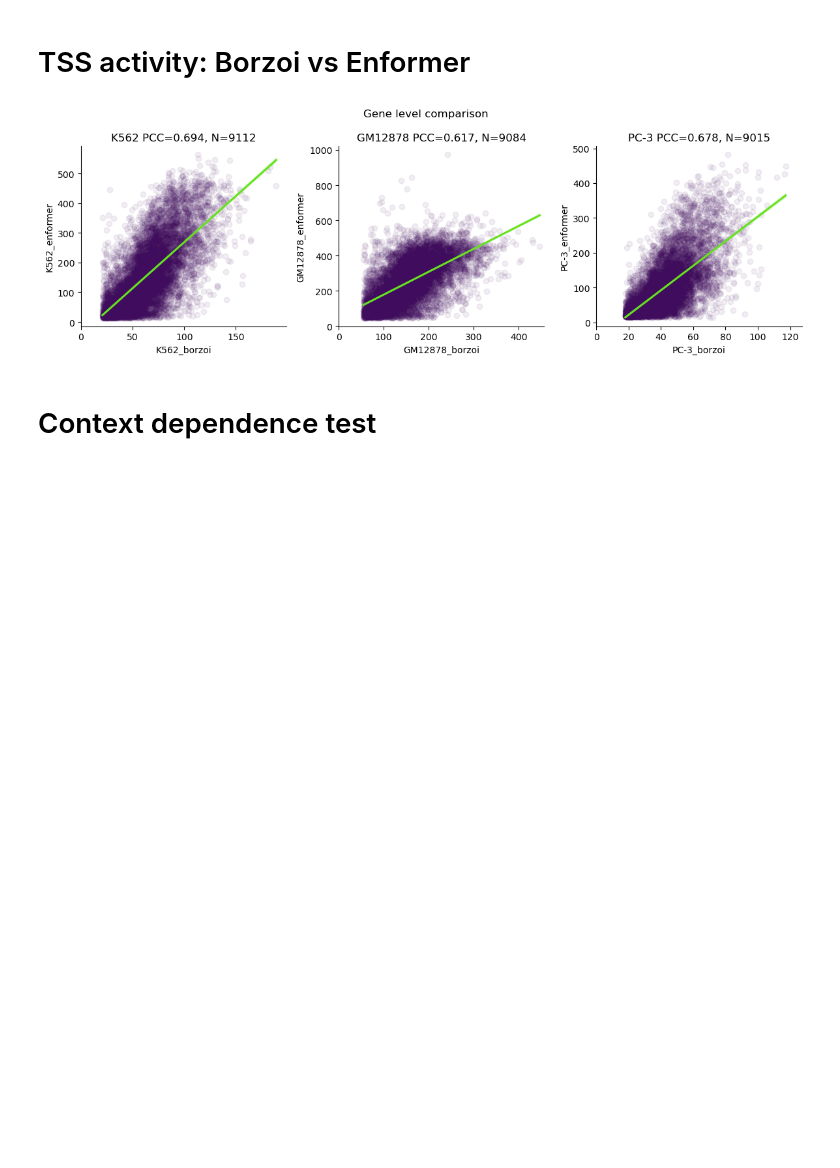
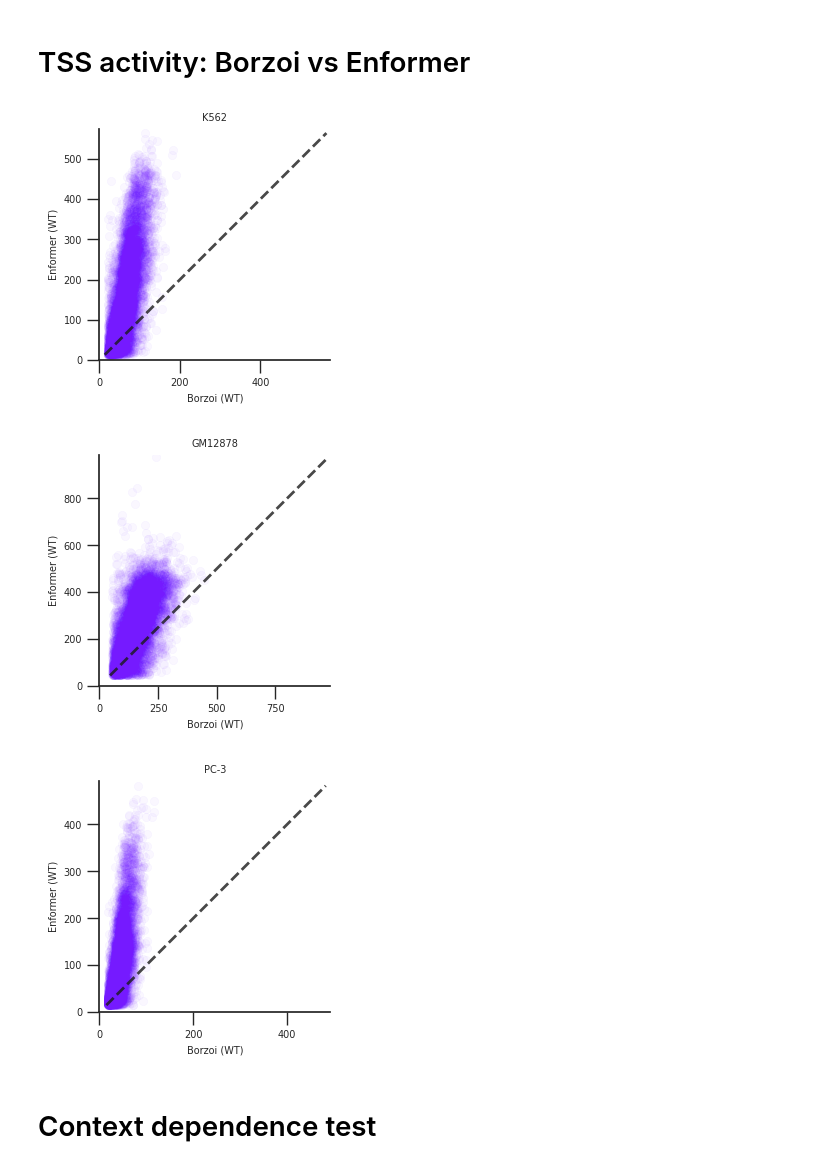
Before and after one commit to p-koo/creme-nn, a Jupyter notebook: figures/Borzoi.ipynb, the cells around one changed output. Saved outputs shown, nothing was run; the diff lists cells and outputs as text; code cells hidden in the pictures; blank space fills up the shorter version.

Commit message:
update figures for font size, etc

```diff
--- a/figures/Borzoi.ipynb
+++ b/figures/Borzoi.ipynb
@@ -29,33 +27,50 @@ cell_line_info, cage_tracks = utils.get_borzoi_targets(target_df, cell_lines)
 # %% [markdown]
 # TSS activity: Borzoi vs Enformer
 # %%
-fig, axes = plt.subplots(1, 3, figsize=[12, 4])
+fontsize = 7
 column_transl = {'K562 ENCODE, biol_': 'K562', 'GM12878 ENCODE, biol_': 'GM12878'}
 for c, cell_line in enumerate(['K562', 'GM12878', 'PC-3']):
-    ax = axes[c]
+    fig, ax = plt.subplots(1, 1, figsize=[4, 3])
     borzoi_selected_genes = pd.read_csv(glob.glob(f'../results/summary_csvs/borzoi/*_{cell_line}*selected_genes.csv')[0])
     borzoi_selected_genes = borzoi_selected_genes.rename(columns=column_transl)
     enformer_selected_genes = pd.read_csv(glob.glob(f'../results/summary_csvs/enformer/*{cell_line}_selected_genes.csv')[0])
     borzoi_enf_merge = borzoi_selected_genes.merge(enformer_selected_genes, on=['gene_name'], suffixes=['_borzoi', '_enformer'])
 
 
 
 
     x=borzoi_enf_merge[f'{cell_line}_borzoi']
     y=borzoi_enf_merge[f'{cell_line}_enformer']
-    sns.regplot(x=x, y=y, ax=ax,
-                scatter_kws = {"color": '#400c5d', "edgecolor": None, "alpha": 0.07},
-                line_kws = {'color': "#66e221"})
+    sns.scatterplot(x=x, y=y, ax=ax,
+                color = '#751aff',
+                edgecolor = None,
+                alpha = 0.03)
+    min_point = np.array([y]).min()
+    max_point = np.array([x, y]).max()
+
+    # add y=x line
+    plt.plot([min_point,max_point],[min_point,max_point], lw=2, color='k', alpha=0.8, linestyle='dashed')
+
     ax.spines['right'].set_visible(False)
     ax.spines['top'].set_visible(False)
+    ax.set_ylabel('Enformer (WT)', fontsize=fontsize)
+    ax.set_xlabel('Borzoi (WT)', fontsize=fontsize)
+    ax.set_title(cell_line, fontsize=fontsize)
+    ax.set_aspect('equal')
+
+    plt.setp(ax.get_xticklabels(), fontsize=fontsize)
+    plt.setp(ax.get_yticklabels(), fontsize=fontsize)
     _, xmax = ax.get_xlim()
-    ax.set_xlim(0, xmax+10)
-    ax.set_title(f'{cell_line} PCC={np.round(pearsonr(x,y)[0], 3)}, N={borzoi_enf_merge.shape[0]}')
-plt.suptitle('Gene level comparison')
-fig.savefig(f"{pdf_dir}/gene_activity_comparison.pdf")
-plt.tight_layout()
+    ax.set_ylim(0, np.max(np.array([x, y]))+10)
+
+    ax.set_xlim(0, np.max(np.array([x, y]))+10)
+    # ax.set_title(f'{cell_line} PCC={np.round(pearsonr(x,y)[0], 3)}, N={borzoi_enf_merge.shape[0]}')
+    # plt.suptitle('Gene level comparison')
+    plt.savefig(f"{pdf_dir}/gene_activity_comparison_{cell_line}.png", bbox_inches='tight')
 # %% [output]
-[figure, old version]
+[figure, new version]
+[figure, added]
+[figure, added]
 # %% [markdown]
 # Context dependence test
 # %%
```
Also changed, not shown: parts of 7 cells of this notebook, 9 other files.
